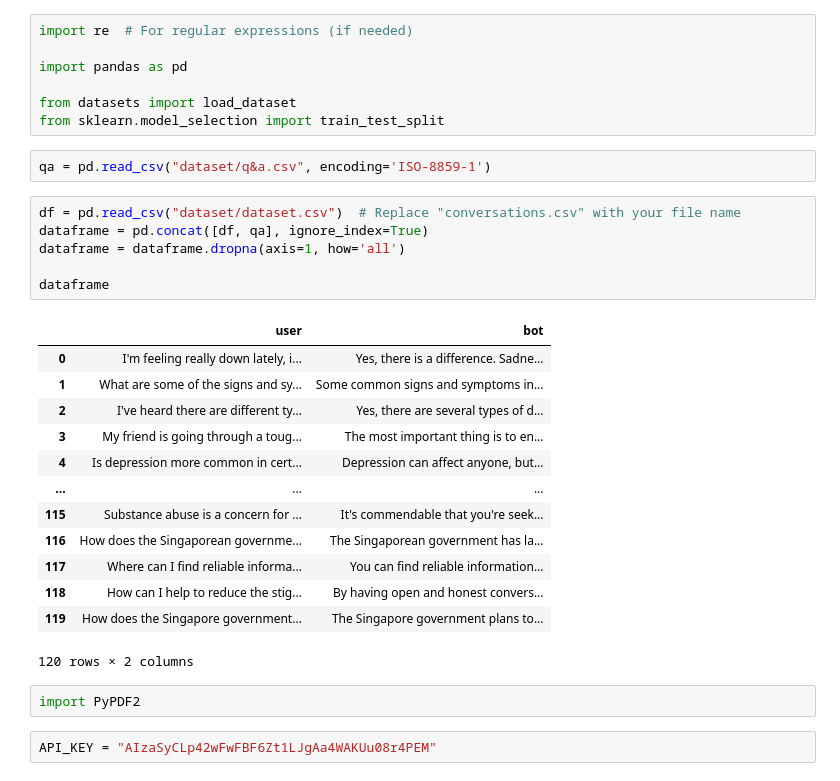
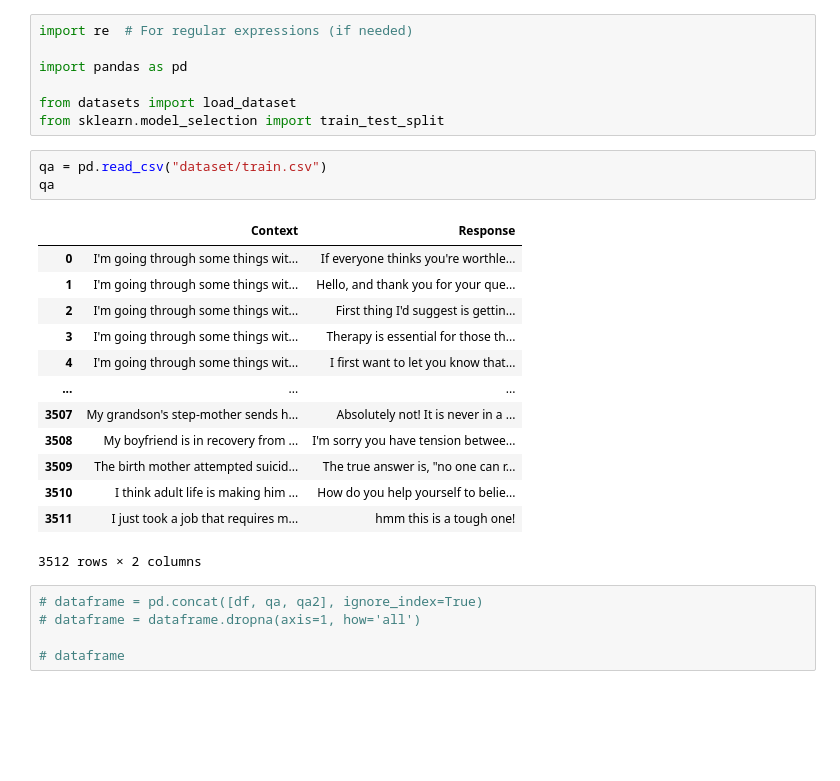
Before and after one commit to alvinnnnnnnnnn/MentalHealth-LLM, a Jupyter notebook: dataset_preparation.ipynb, the cells around one changed output. Saved outputs shown, nothing was run; the diff lists cells and outputs as text; blank space fills up the shorter version.

Commit message:
updated datasets

```diff
--- a/dataset_preparation.ipynb
+++ b/dataset_preparation.ipynb
@@ -6,28 +6,24 @@ import pandas as pd
 from datasets import load_dataset
 from sklearn.model_selection import train_test_split
 # %%
-qa = pd.read_csv("dataset/q&a.csv", encoding='ISO-8859-1')
+qa = pd.read_csv("dataset/train.csv")
+qa
+# %% [output]
+|  | Context | Response |
+| 0 | I'm going through some things wit... | If everyone thinks you're worthle... |
+| 1 | I'm going through some things wit... | Hello, and thank you for your que... |
+| 2 | I'm going through some things wit... | First thing I'd suggest is gettin... |
+| 3 | I'm going through some things wit... | Therapy is essential for those th... |
+| 4 | I'm going through some things wit... | I first want to let you know that... |
+| ... | ... | ... |
+| 3507 | My grandson's step-mother sends h... | Absolutely not! It is never in a ... |
+| 3508 | My boyfriend is in recovery from ... | I'm sorry you have tension betwee... |
+| 3509 | The birth mother attempted suicid... | The true answer is, "no one can r... |
+| 3510 | I think adult life is making him ... | How do you help yourself to belie... |
+| 3511 | I just took a job that requires m... | hmm this is a tough one! |
+3512 rows × 2 columns
 # %%
-df = pd.read_csv("dataset/dataset.csv")  # Replace "conversations.csv" with your file name
-dataframe = pd.concat([df, qa], ignore_index=True)
-dataframe = dataframe.dropna(axis=1, how='all')
+# dataframe = pd.concat([df, qa, qa2], ignore_index=True)
+# dataframe = dataframe.dropna(axis=1, how='all')
 
-dataframe
+# dataframe
-# %% [output]
-|  | user | bot |
-| 0 | I'm feeling really down lately, i... | Yes, there is a difference. Sadne... |
-| 1 | What are some of the signs and sy... | Some common signs and symptoms in... |
-| 2 | I've heard there are different ty... | Yes, there are several types of d... |
-| 3 | My friend is going through a toug... | The most important thing is to en... |
-| 4 | Is depression more common in cert... | Depression can affect anyone, but... |
-| ... | ... | ... |
-| 115 | Substance abuse is a concern for ... | It's commendable that you're seek... |
-| 116 | How does the Singaporean governme... | The Singaporean government has la... |
-| 117 | Where can I find reliable informa... | You can find reliable information... |
-| 118 | How can I help to reduce the stig... | By having open and honest convers... |
-| 119 | How does the Singapore government... | The Singapore government plans to... |
-120 rows × 2 columns
-# %%
-import PyPDF2
-# %%
-API_KEY = "AIzaSyCLp42wFwFBF6Zt1LJgAa4WAKUu08r4PEM"
```
Also changed, not shown: parts of 7 cells of this notebook, 9 other files.
